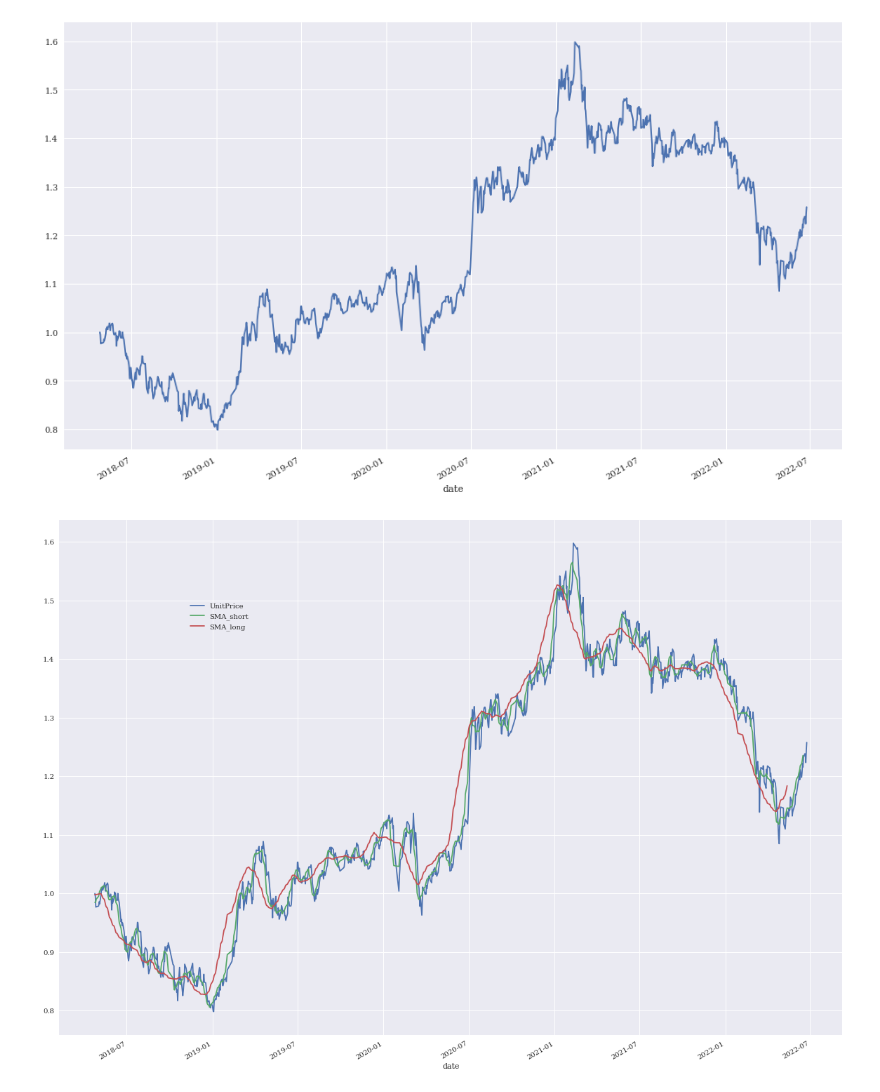
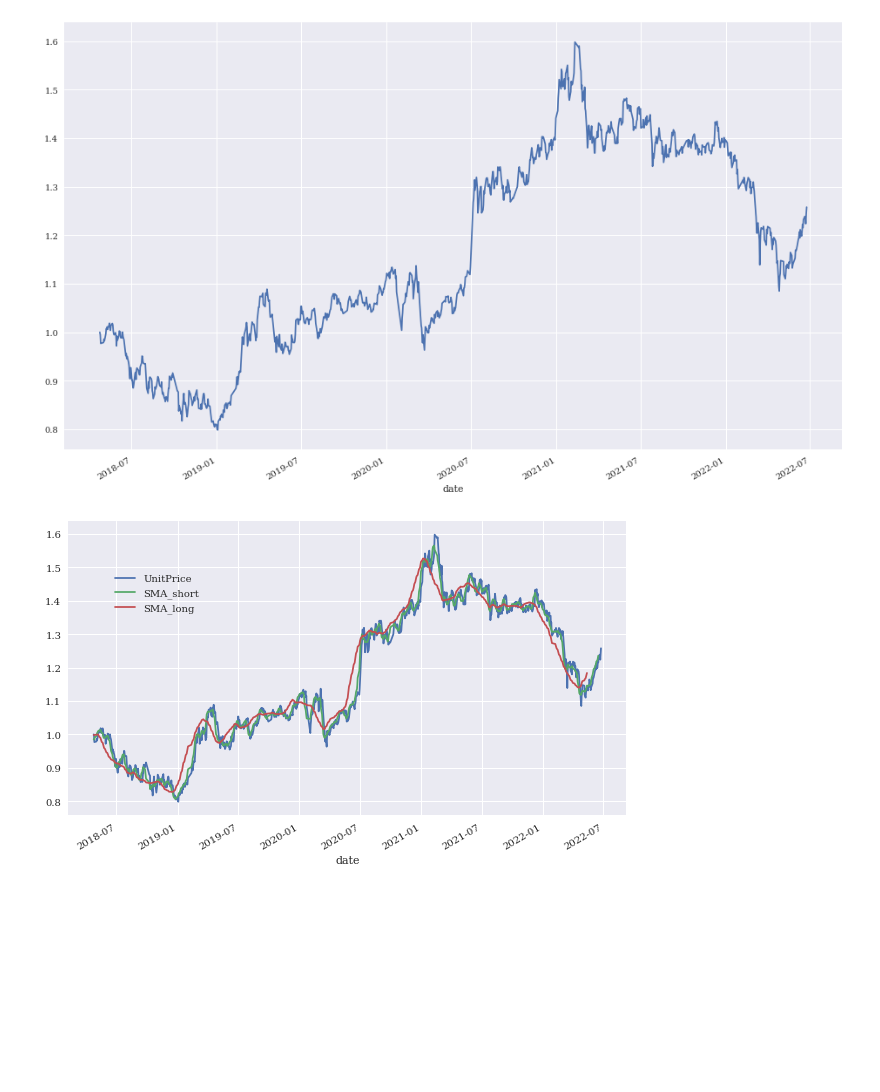
Before and after one commit to zhiyixu/FA, a Jupyter notebook: #.ipynb, the cells around one changed output. Cells and saved outputs as stored; diff of their text form; code cells hidden in the pictures; blank space fills up the shorter version.

```diff
--- a/#.ipynb
+++ b/#.ipynb
@@ -21,10 +21,10 @@ data["UnitPrice"].plot(figsize=(16,10))
 # %%
 data['SMA_short'] = data["UnitPrice"].rolling(window=7).mean()
 data['SMA_long'] = data["UnitPrice"].rolling(window=30).mean()
-data['positions'] = np.where(data['SMA1'] > data['SMA2'], 1, -1)
-ax = data[["UnitPrice", 'SMA_short', 'SMA_long']].plot(figsize=(20, 15),
+data['positions'] = np.where(data['SMA_short'] > data['SMA_long'], 1, -1)
+ax = data[["UnitPrice", 'SMA_short', 'SMA_long']].plot(figsize=(10, 6),
 ) # notice the secondary_y param secondary_y='positions'
 ax.get_legend().set_bbox_to_anchor((.25, .85))
 # %% [output]
-[figure, old version]
+[figure, new version]
 # %%
```
Also changed, not shown: parts of 1 cell of this notebook.
